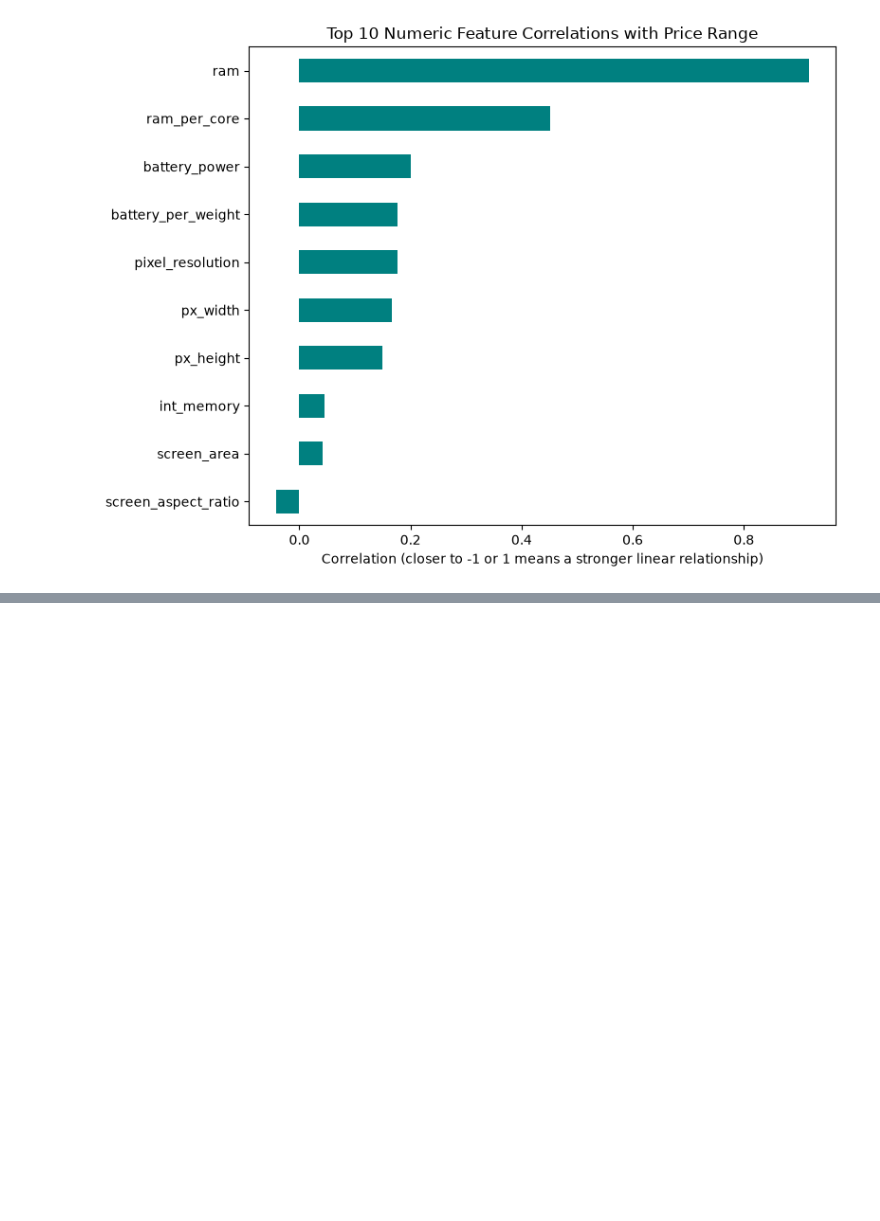
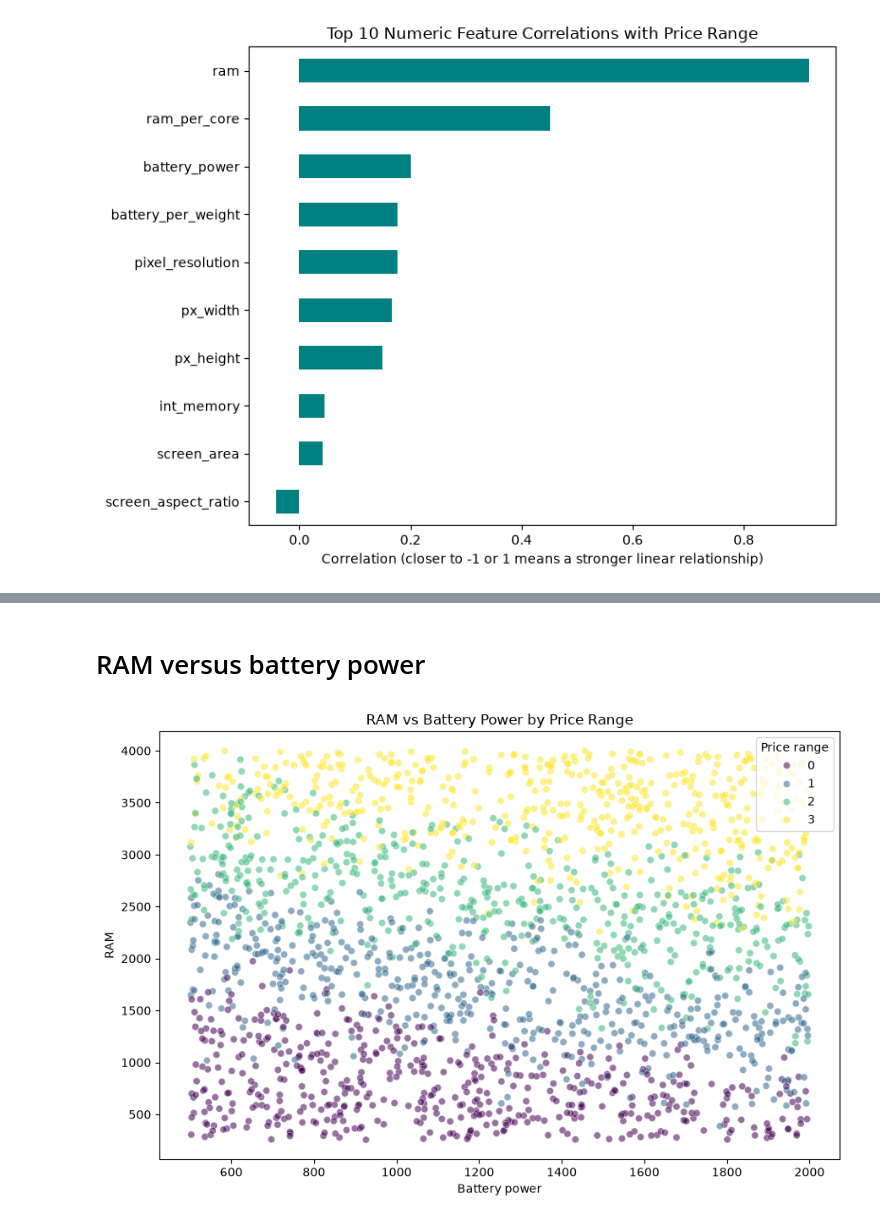
Before and after one commit to AmitParmar20/Cell-Phone-Price-Prediction-Model, a Jupyter notebook: CellPhone_Price_Prediction_model.ipynb, the cells around one changed output, grey strips where cells are left out. Cells and saved outputs as stored; diff of their text form; code cells hidden in the pictures; blank space fills up the shorter version.

```diff
--- a/CellPhone_Price_Prediction_model.ipynb
+++ b/CellPhone_Price_Prediction_model.ipynb
@@ -415,0 +424,24 @@ plt.show()
+# %% [markdown]
+# RAM versus battery power
+# %%
+plt.figure(figsize=(9, 6))
+
+sns.scatterplot(
+    data=df,
+    x='battery_power',
+    y='ram',
+    hue='price_range',
+    hue_order=price_order,
+    palette='viridis',
+    alpha=.55,
+    s=35
+)
+
+plt.title('RAM vs Battery Power by Price Range')
+plt.xlabel('Battery power')
+plt.ylabel('RAM')
+plt.legend(title='Price range')
+plt.tight_layout()
+plt.show()
+# %% [output]
+[figure, added]
```
Also changed, not shown: parts of 18 cells of this notebook.
